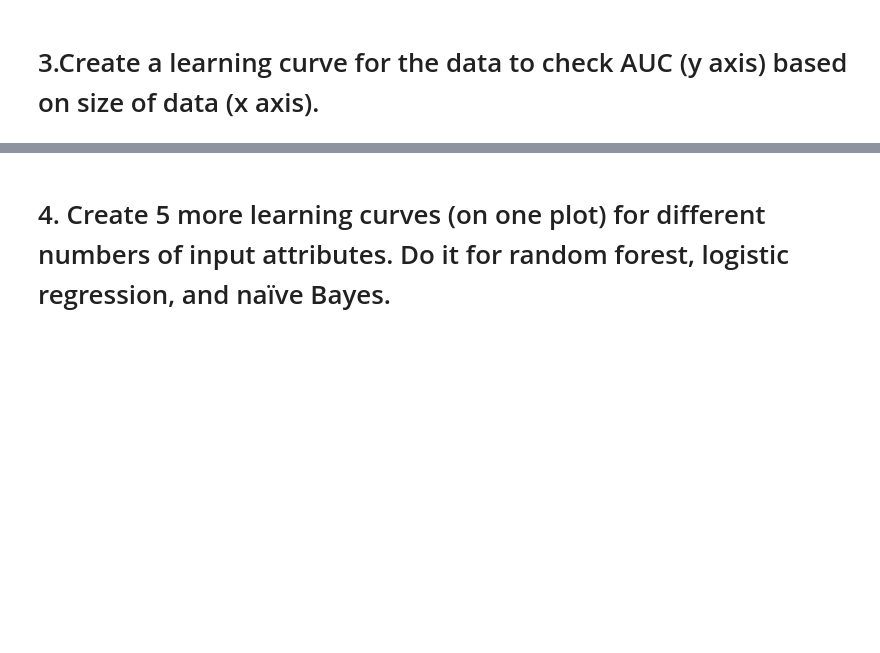
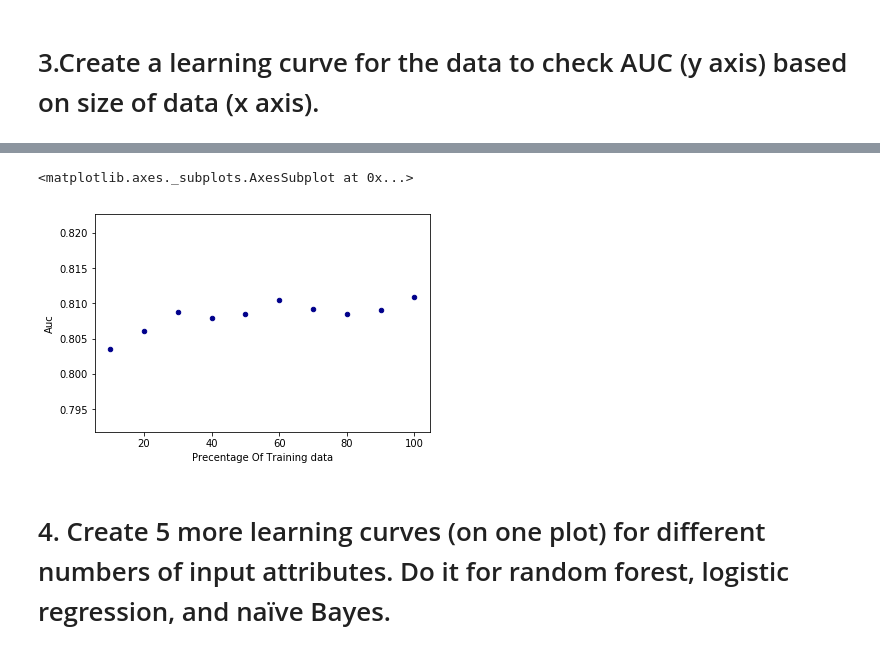
Before and after one commit to akhilanto/My-Python-Works, a Jupyter notebook: Python samples/Hap880assignmnet2.ipynb, the cells around one changed output, grey strips where cells are left out. Saved outputs shown, nothing was run; the diff lists cells and outputs as text; code cells hidden in the pictures; blank space fills up the shorter version.

```diff
--- a/Python samples/Hap880assignmnet2.ipynb
+++ b/Python samples/Hap880assignmnet2.ipynb
@@ -208,3 +208,9 @@ for n in range (10 ,110 ,10):
+# %%
+aucperf= pd.DataFrame({'Precentage Of Training data':Data_sz,'Auc':Auc})
+aucperf.plot.scatter(x='Precentage Of Training data',y='Auc',c='DarkBlue')
+# %% [output]
+<matplotlib.axes._subplots.AxesSubplot at 0x...>
+[figure, added]
 # %% [markdown]
 # 4. Create 5 more learning curves (on one plot) for different numbers of input attributes. Do it for random forest, logistic regression, and naïve Bayes.
 # %% [markdown]
```
Also changed, not shown: parts of 2 cells of this notebook.
